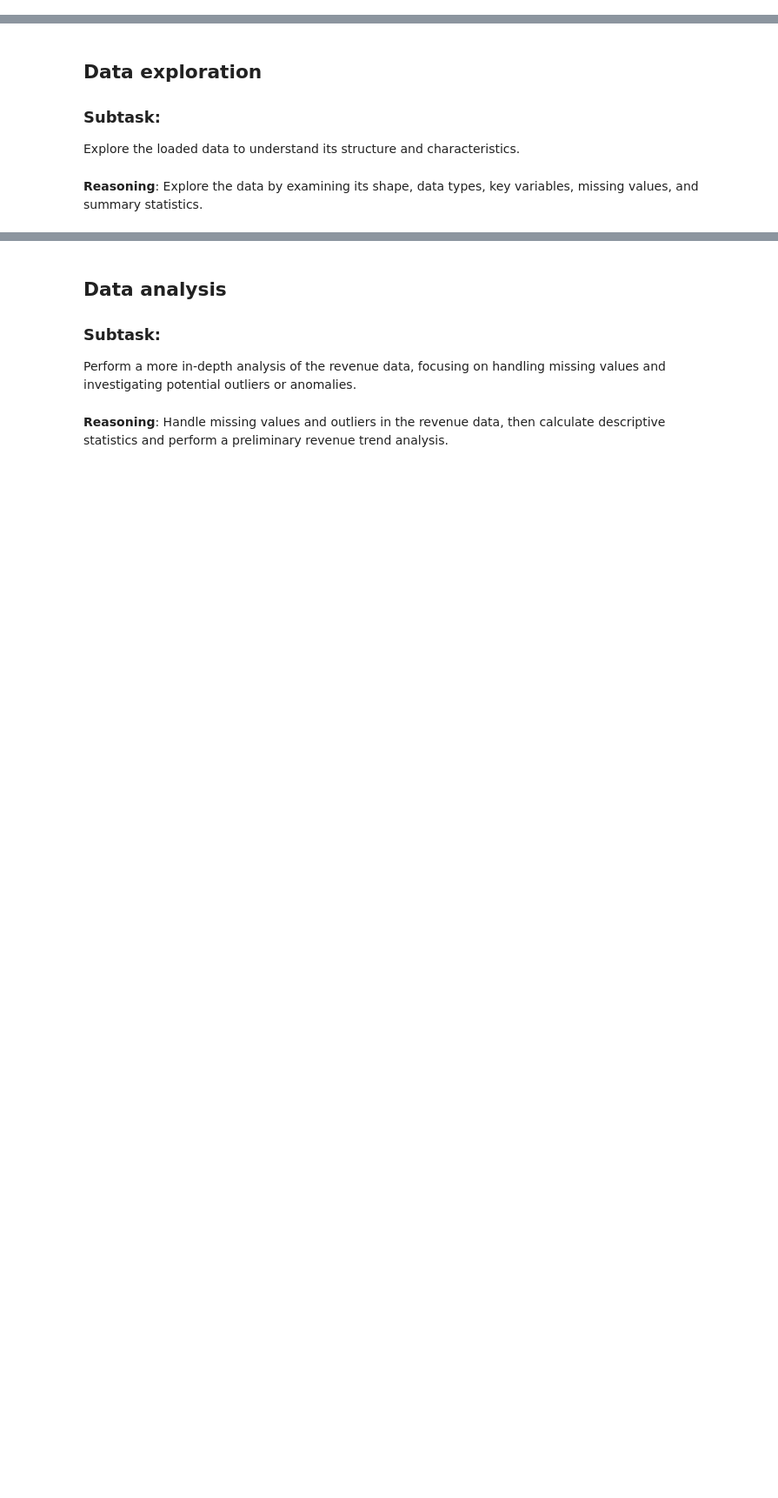
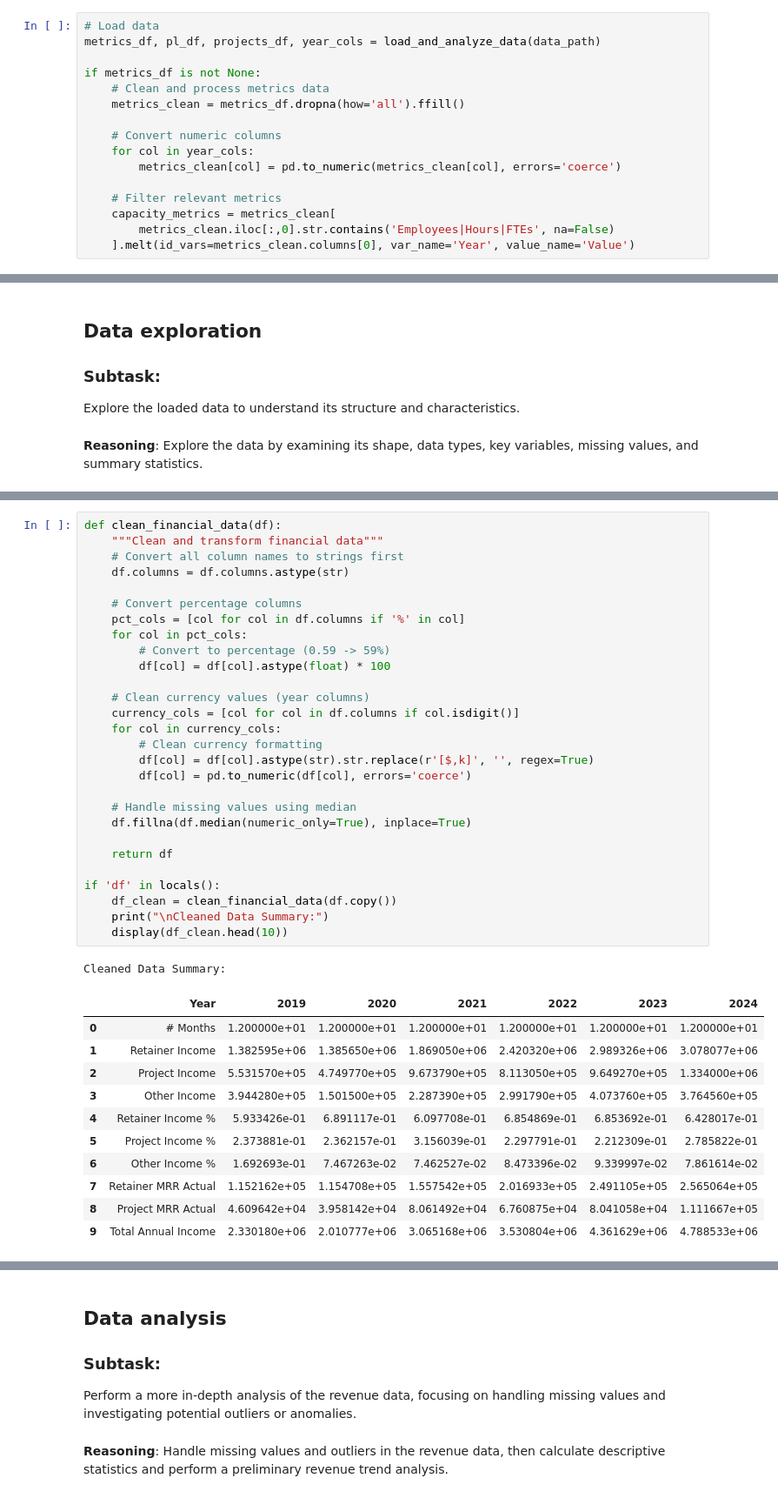
Before and after one commit to chipojaya1/pro_bono_dd, a Jupyter notebook: Efficiency_Report2.ipynb, the cells around one changed output, grey strips where cells are left out. Shown at 87% size. Cells and saved outputs as stored; diff of their text form; blank space fills up the shorter version.

```diff
--- a/Efficiency_Report2.ipynb
+++ b/Efficiency_Report2.ipynb
@@ -79,0 +90,16 @@ except Exception as e:
+# %%
+# Load data
+metrics_df, pl_df, projects_df, year_cols = load_and_analyze_data(data_path)
+
+if metrics_df is not None:
+    # Clean and process metrics data
+    metrics_clean = metrics_df.dropna(how='all').ffill()
+
+    # Convert numeric columns
+    for col in year_cols:
+        metrics_clean[col] = pd.to_numeric(metrics_clean[col], errors='coerce')
+
+    # Filter relevant metrics
+    capacity_metrics = metrics_clean[
+        metrics_clean.iloc[:,0].str.contains('Employees|Hours|FTEs', na=False)
+    ].melt(id_vars=metrics_clean.columns[0], var_name='Year', value_name='Value')
@@ -121,0 +144,41 @@ max    2.330180e+06  2.010777e+06  3.065168e+06  3.659166e+06  4.361629e+06
+# %%
+def clean_financial_data(df):
+    """Clean and transform financial data"""
+    # Convert all column names to strings first
+    df.columns = df.columns.astype(str)
+
+    # Convert percentage columns
+    pct_cols = [col for col in df.columns if '%' in col]
+    for col in pct_cols:
+        # Convert to percentage (0.59 -> 59%)
+        df[col] = df[col].astype(float) * 100
+
+    # Clean currency values (year columns)
+    currency_cols = [col for col in df.columns if col.isdigit()]
+    for col in currency_cols:
+        # Clean currency formatting
+        df[col] = df[col].astype(str).str.replace(r'[$,k]', '', regex=True)
+        df[col] = pd.to_numeric(df[col], errors='coerce')
+
+    # Handle missing values using median
+    df.fillna(df.median(numeric_only=True), inplace=True)
+
+    return df
+
+if 'df' in locals():
+    df_clean = clean_financial_data(df.copy())
+    print("\nCleaned Data Summary:")
+    display(df_clean.head(10))
+# %% [output]
+Cleaned Data Summary:
+|  | Year | 2019 | 2020 | 2021 | 2022 | 2023 | 2024 |
+| 0 | # Months | 1.200000e+01 | 1.200000e+01 | 1.200000e+01 | 1.200000e+01 | 1.200000e+01 | 1.200000e+01 |
+| 1 | Retainer Income | 1.382595e+06 | 1.385650e+06 | 1.869050e+06 | 2.420320e+06 | 2.989326e+06 | 3.078077e+06 |
+| 2 | Project Income | 5.531570e+05 | 4.749770e+05 | 9.673790e+05 | 8.113050e+05 | 9.649270e+05 | 1.334000e+06 |
+| 3 | Other Income | 3.944280e+05 | 1.501500e+05 | 2.287390e+05 | 2.991790e+05 | 4.073760e+05 | 3.764560e+05 |
+| 4 | Retainer Income % | 5.933426e-01 | 6.891117e-01 | 6.097708e-01 | 6.854869e-01 | 6.853692e-01 | 6.428017e-01 |
+| 5 | Project Income % | 2.373881e-01 | 2.362157e-01 | 3.156039e-01 | 2.297791e-01 | 2.212309e-01 | 2.785822e-01 |
+| 6 | Other Income % | 1.692693e-01 | 7.467263e-02 | 7.462527e-02 | 8.473396e-02 | 9.339997e-02 | 7.861614e-02 |
+| 7 | Retainer MRR Actual | 1.152162e+05 | 1.154708e+05 | 1.557542e+05 | 2.016933e+05 | 2.491105e+05 | 2.565064e+05 |
+| 8 | Project MRR Actual | 4.609642e+04 | 3.958142e+04 | 8.061492e+04 | 6.760875e+04 | 8.041058e+04 | 1.111667e+05 |
+| 9 | Total Annual Income | 2.330180e+06 | 2.010777e+06 | 3.065168e+06 | 3.530804e+06 | 4.361629e+06 | 4.788533e+06 |
```
Also changed, not shown: parts of 34 cells of this notebook.
